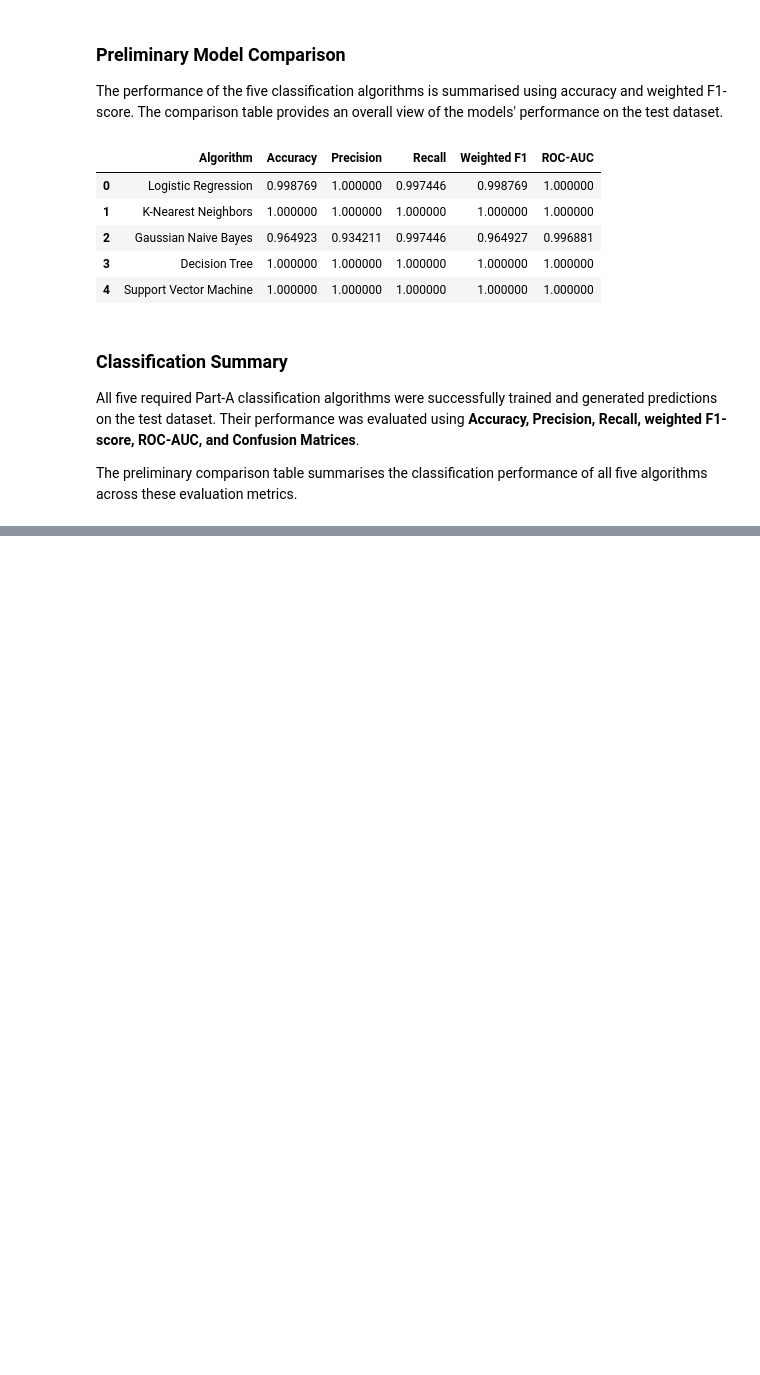
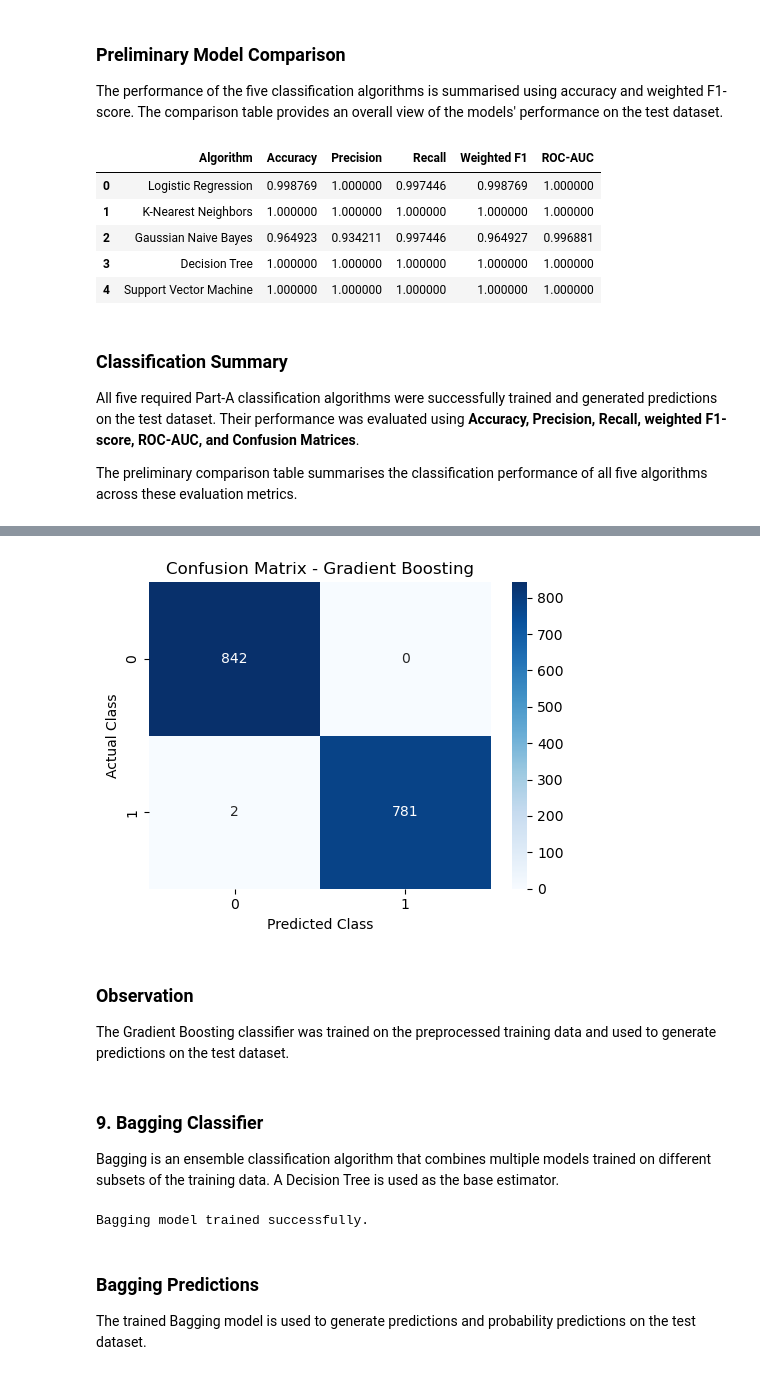
Before and after one commit to Dishitha0607/Machine-Learning-Project, a Jupyter notebook: ML_Classification.ipynb, the cells around one changed output, grey strips where cells are left out. Cells and saved outputs as stored; diff of their text form; code cells hidden in the pictures; blank space fills up the shorter version.

Commit message:
classification part B for Review 2

```diff
--- a/ML_Classification.ipynb
+++ b/ML_Classification.ipynb
@@ -1078,0 +1484,12 @@ The preliminary comparison table summarises the classification performance of al
+# %%
+# This code generates predictions and probability predictions using Gradient Boosting.
+
+y_pred_gb = gb_model.predict(
+    X_test_processed
+)
+
+y_prob_gb = gb_model.predict_proba(
+    X_test_processed
+)[:, 1]
+
+print("Gradient Boosting predictions generated successfully.")
@@ -1078,0 +1522,66 @@ The preliminary comparison table summarises the classification performance of al
+# %%
+# This code creates and displays the confusion matrix for Gradient Boosting.
+
+cm_gb = confusion_matrix(
+    y_test,
+    y_pred_gb
+)
+
+plt.figure(figsize=(5, 4))
+
+sns.heatmap(
+    cm_gb,
+    annot=True,
+    fmt='d',
+    cmap='Blues'
+)
+
+plt.title("Confusion Matrix - Gradient Boosting")
+plt.xlabel("Predicted Class")
+plt.ylabel("Actual Class")
+
+plt.tight_layout()
+plt.show()
+# %% [output]
+[figure, added]
+# %% [markdown]
+### Observation
+
+The Gradient Boosting classifier was trained on the preprocessed training data and used to
+generate predictions on the test dataset.
+# %% [markdown]
+### 9. Bagging Classifier
+
+Bagging is an ensemble classification algorithm that combines multiple models
+trained on different subsets of the training data. A Decision Tree is used as
+the base estimator.
+# %%
+# This code creates and trains a Bagging classifier using a Decision Tree as the base estimator.
+
+from sklearn.ensemble import BaggingClassifier
+from sklearn.tree import DecisionTreeClassifier
+
+dt_base = DecisionTreeClassifier(
+    random_state=42
+)
+
+bagging_model = BaggingClassifier(
+    estimator=dt_base,
+    n_estimators=100,
+    random_state=42,
+    n_jobs=-1
+)
+
+bagging_model.fit(
+    X_train_processed,
+    y_train
+)
+
+print("Bagging model trained successfully.")
+# %% [output]
+Bagging model trained successfully.
+# %% [markdown]
+### Bagging Predictions
+
+The trained Bagging model is used to generate predictions and probability
+predictions on the test dataset.
```
Also changed, not shown: parts of 47 cells of this notebook.
